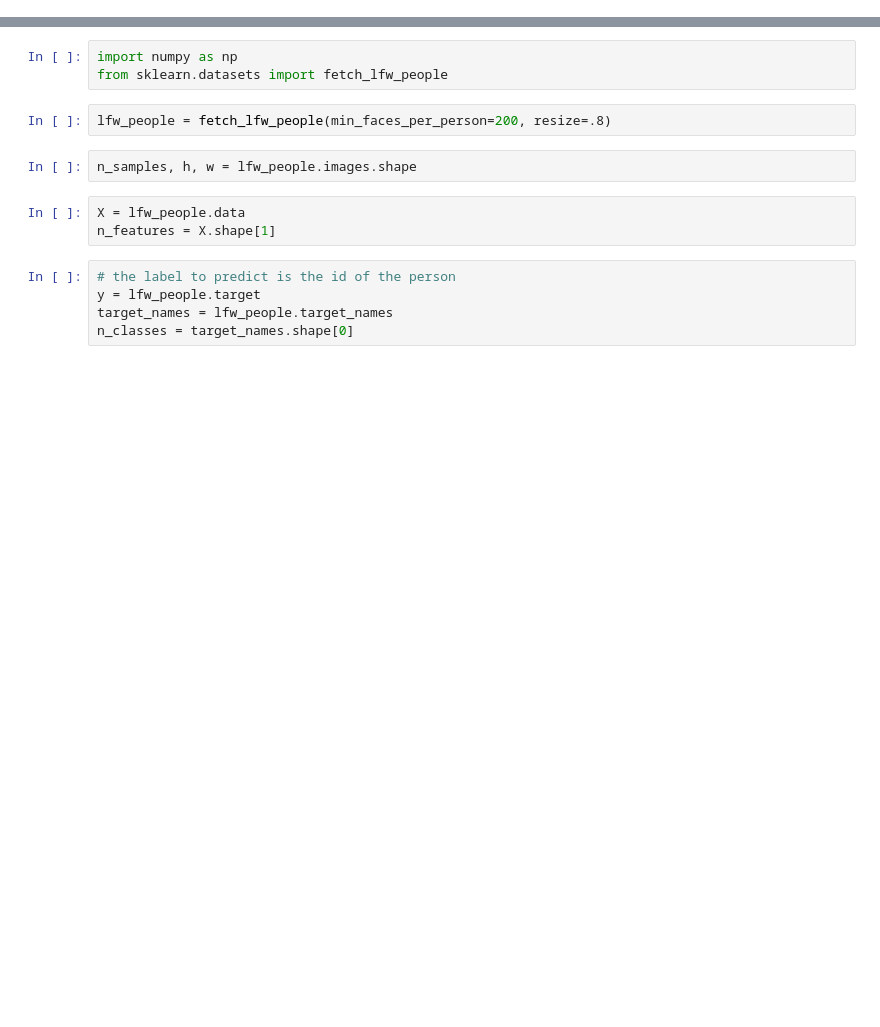
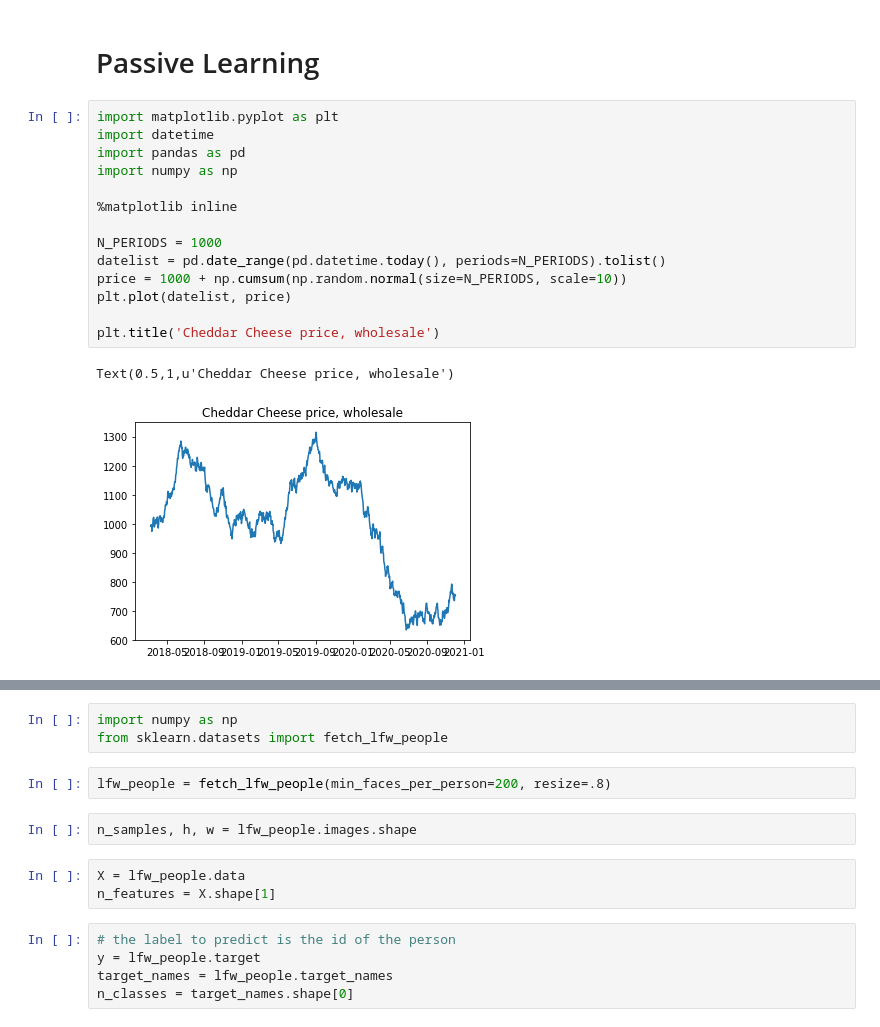
Before and after one commit to nelsonauner/active-learning, a Jupyter notebook: Contextual Bandit for Active Learning - Active Thompson Sampling.ipynb, the cells around one changed output, grey strips where cells are left out. Drawn from its saved outputs; the diff is of its cells as text; blank space fills up the shorter version.

```diff
--- a/Contextual Bandit for Active Learning - Active Thompson Sampling.ipynb
+++ b/Contextual Bandit for Active Learning - Active Thompson Sampling.ipynb
@@ -2,0 +13,19 @@ Active Learning
+# %% [markdown]
+# Passive Learning
+# %%
+import matplotlib.pyplot as plt
+import datetime
+import pandas as pd
+import numpy as np
+
+%matplotlib inline
+
+N_PERIODS = 1000
+datelist = pd.date_range(pd.datetime.today(), periods=N_PERIODS).tolist()
+price = 1000 + np.cumsum(np.random.normal(size=N_PERIODS, scale=10))
+plt.plot(datelist, price)
+
+plt.title('Cheddar Cheese price, wholesale')
+# %% [output]
+Text(0.5,1,u'Cheddar Cheese price, wholesale')
+[figure, added]
```
Also changed, not shown: parts of 29 cells of this notebook.
